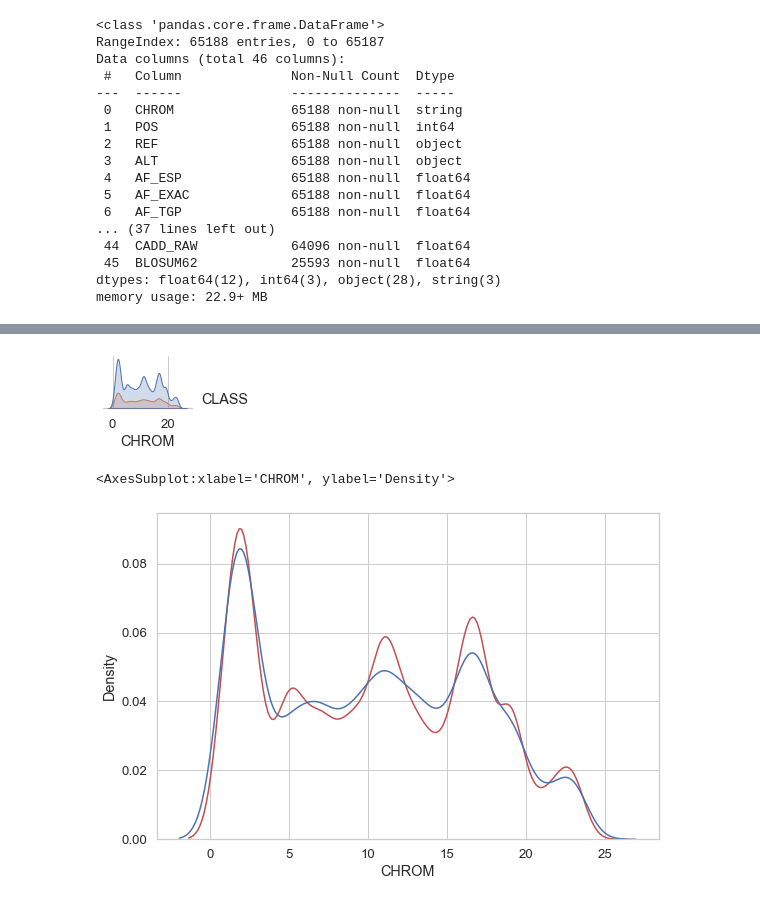
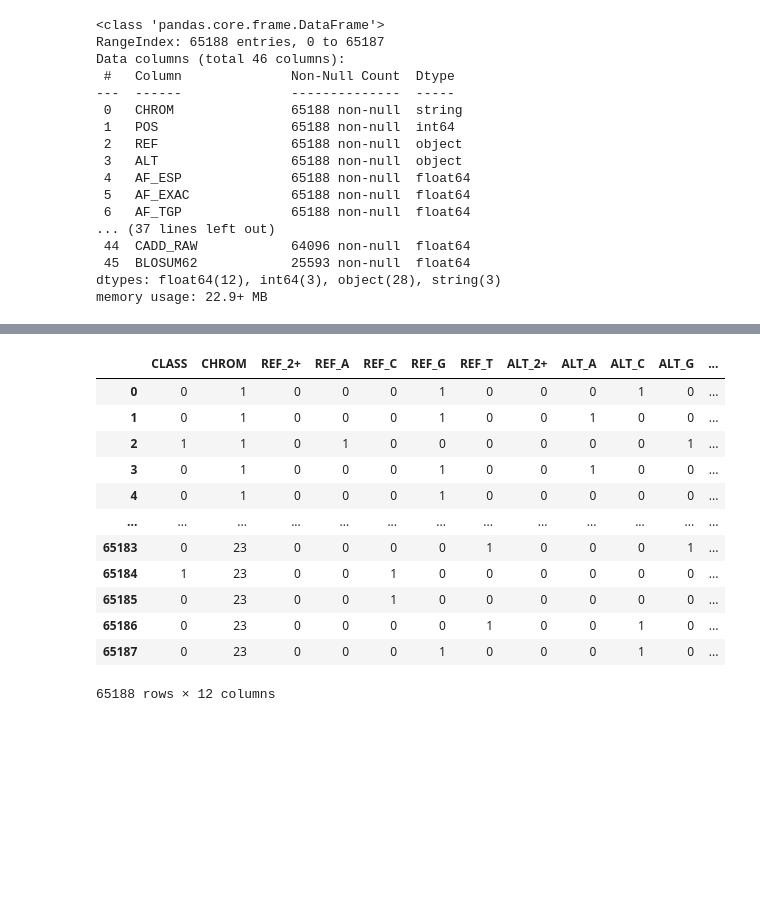
Before and after one commit to nkinnaird/GeneticVariantClassification, a Jupyter notebook: code/initialEDA.ipynb, the cells around one changed output, grey strips where cells are left out. Drawn from its saved outputs; the diff is of its cells as text; code cells hidden in the pictures; blank space fills up the shorter version.

```diff
--- a/code/initialEDA.ipynb
+++ b/code/initialEDA.ipynb
@@ -37,17 +40,17 @@ memory usage: 22.9+ MB
 # reduce the data frame and do some basic cleaning, start with just a few bare features
 
 #     - CHROM, REF, ALT, AF_*, CLNVC, ORIGIN, CLASS, Allele, Consequence, IMPACT, STRAND
-# reduced_df = base_df[['CHROM', 'REF', 'CLASS']]
-reduced_df = base_df[['CHROM', 'CLASS']]
+# reduced_df = base_df[['CHROM', 'CLASS']]
+# reduced_df = base_df[['CLASS', 'CHROM', 'REF']]
+reduced_df = base_df[['CLASS', 'CHROM', 'REF', 'ALT']]
 
 # fix chrom
 reduced_df.loc[reduced_df['CHROM'] == 'X', 'CHROM'] = '23'
 reduced_df.loc[reduced_df['CHROM'] == 'MT', 'CHROM'] = '24'
 reduced_df["CHROM"] = pd.to_numeric(reduced_df["CHROM"])
-# reduced_df["CHROM"] = reduced_df["CHROM"].astype(int)
 
-print(reduced_df['CHROM'].unique())
-print(reduced_df['CHROM'].value_counts())
+# print(reduced_df['CHROM'].unique())
+# print(reduced_df['CHROM'].value_counts())
 
 # dropping MT rows (after it was converted to 24)
 # reduced_df.drop(reduced_df[reduced_df['CHROM'] == 24].index, inplace=True)
@@ -56,11 +59,21 @@ print(reduced_df['CHROM'].value_counts())
 # main_alleles = ['C', 'G', 'A', 'T']
 # reduced_df = reduced_df[reduced_df['REF'].isin(main_alleles)]
 
-# print(reduced_df['REF'].nunique())
-# with pd.option_context('display.max_rows', 2000):
-#     print(reduced_df['REF'].value_counts())
+# reduced_df["REF"] = reduced_df["REF"].astype(str)
 
 
-print(reduced_df['CLASS'].unique())
-print(reduced_df['CLASS'].value_counts())
+# reduced_df.info()
+# reduced_df[len(reduced_df['REF']) > 1] # = '2+'
+
+reduced_df.loc[reduced_df['REF'].str.len() > 1, 'REF'] = '2+'
+reduced_df.loc[reduced_df['ALT'].str.len() > 1, 'ALT'] = '2+'
+
+
+print(reduced_df['ALT'].nunique())
+with pd.option_context('display.max_rows', 2000):
+    print(reduced_df['ALT'].value_counts())
+
+
+# print(reduced_df['CLASS'].unique())
+# print(reduced_df['CLASS'].value_counts())
 # %% [output]
@@ -89,3 +102,21 @@ See the caveats in the documentation: https://pandas.pydata.org/pandas-docs/stab
+# %%
+# encode REF column
+encoded_df = pd.get_dummies(reduced_df, prefix=['REF', 'ALT'], columns=['REF', 'ALT'])
+encoded_df
+# %% [output]
+|  | CLASS | CHROM | REF_2+ | REF_A | REF_C | REF_G | REF_T | ALT_2+ | ALT_A | ALT_C | ALT_G | ... |
+| 0 | 0 | 1 | 0 | 0 | 0 | 1 | 0 | 0 | 0 | 1 | 0 | ... |
+| 1 | 0 | 1 | 0 | 0 | 0 | 1 | 0 | 0 | 1 | 0 | 0 | ... |
+| 2 | 1 | 1 | 0 | 1 | 0 | 0 | 0 | 0 | 0 | 0 | 1 | ... |
+| 3 | 0 | 1 | 0 | 0 | 0 | 1 | 0 | 0 | 1 | 0 | 0 | ... |
+| 4 | 0 | 1 | 0 | 0 | 0 | 1 | 0 | 0 | 0 | 0 | 0 | ... |
+| ... | ... | ... | ... | ... | ... | ... | ... | ... | ... | ... | ... | ... |
+| 65183 | 0 | 23 | 0 | 0 | 0 | 0 | 1 | 0 | 0 | 0 | 1 | ... |
+| 65184 | 1 | 23 | 0 | 0 | 1 | 0 | 0 | 0 | 0 | 0 | 0 | ... |
+| 65185 | 0 | 23 | 0 | 0 | 1 | 0 | 0 | 0 | 0 | 0 | 0 | ... |
+| 65186 | 0 | 23 | 0 | 0 | 0 | 0 | 1 | 0 | 0 | 1 | 0 | ... |
+| 65187 | 0 | 23 | 0 | 0 | 0 | 1 | 0 | 0 | 0 | 1 | 0 | ... |
+65188 rows × 12 columns
 # %%
 # need to do one-hot-encoding of allele type to turn it into a useful variable
 # or can maybe use Pandas built in functions, Pandas.Categorical...
@@ -99,14 +132,6 @@ df_train, df_test = train_test_split(reduced_df, test_size=0.2, random_state=42)
 # %%
 # sns.pairplot(df_train, corner=True, height=1.5, plot_kws={'size': 3}, hue='CLASS');
-sns.pairplot(df_train, corner=True, height=1.5, plot_kws={'size': 3}, hue='CLASS');
-# %% [output]
-[figure, removed]
 # %%
 # sns.kdeplot(df_train['CHROM'], hue=df_train['CLASS'])
-sns.kdeplot(df_train.loc[df_train['CLASS'] == 0, 'CHROM'], color='r')
-sns.kdeplot(df_train.loc[df_train['CLASS'] == 1, 'CHROM'], color='b')
-
-# reduced_df.loc[reduced_df['CHROM'] == 'MT', 'CHROM'] = '24'
+# sns.kdeplot(df_train.loc[df_train['CLASS'] == 0, 'CHROM'], color='r')
+# sns.kdeplot(df_train.loc[df_train['CLASS'] == 1, 'CHROM'], color='b')
-# %% [output]
-<AxesSubplot:xlabel='CHROM', ylabel='Density'>
-[figure, removed]
```
Also changed, not shown: parts of 19 cells of this notebook.
